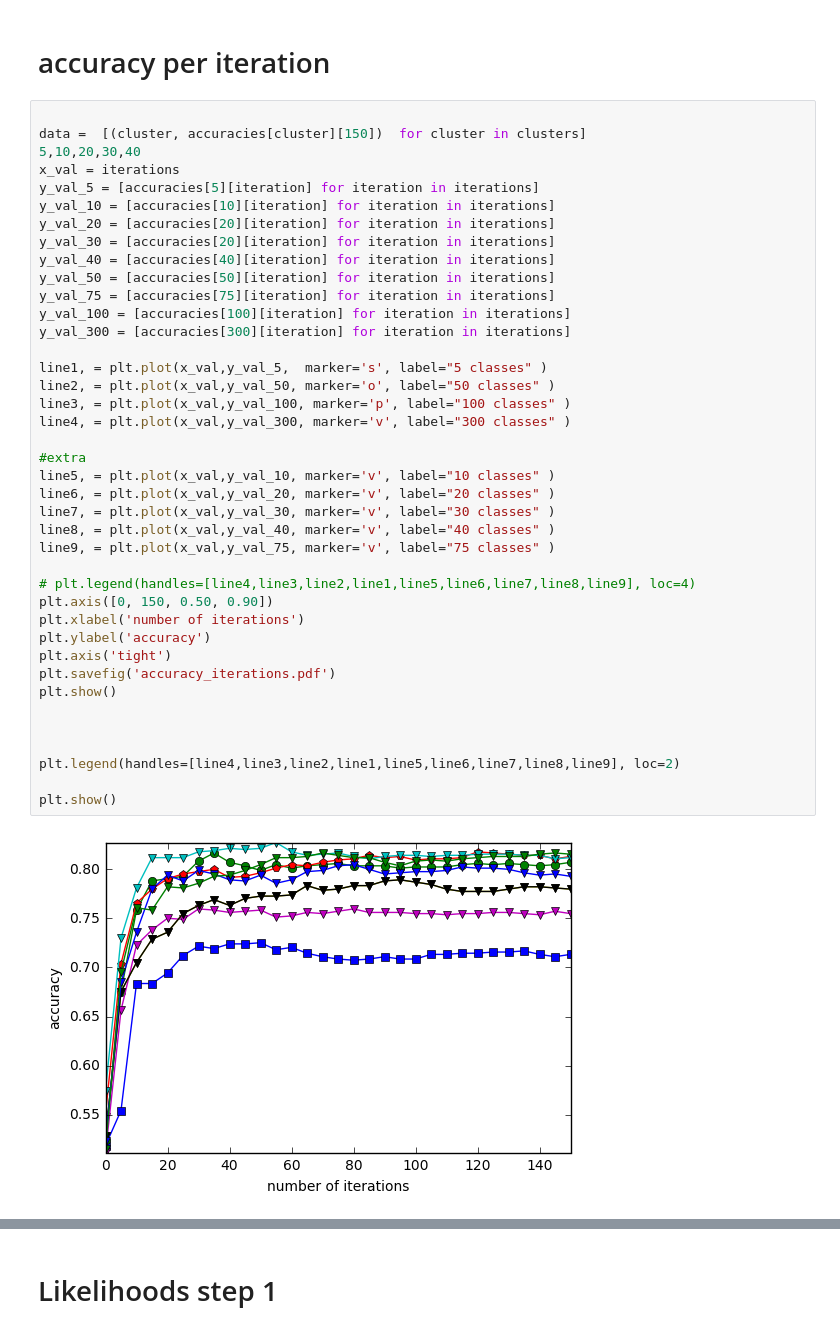
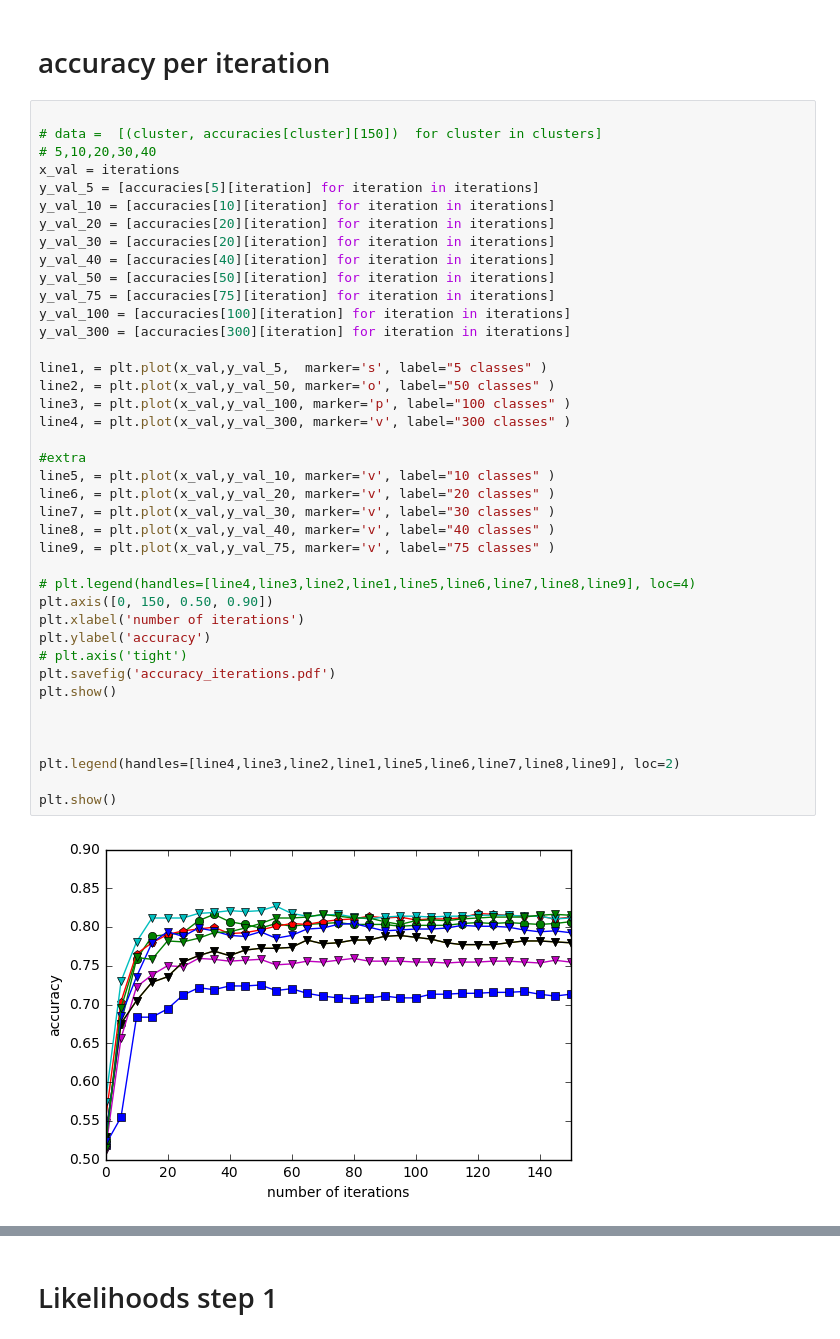
Before and after one commit to DavidZomerdijk/ULL2017, a Jupyter notebook: src/misc/makePlots.ipynb, the cells around one changed output, grey strips where cells are left out. Cells and saved outputs as stored; diff of their text form.

```diff
--- a/src/misc/makePlots.ipynb
+++ b/src/misc/makePlots.ipynb
@@ -59,8 +43,8 @@ for i in iterations:
 # accuracy per iteration
 # %%
 
-data =  [(cluster, accuracies[cluster][150])  for cluster in clusters]
-5,10,20,30,40
+# data =  [(cluster, accuracies[cluster][150])  for cluster in clusters]
+# 5,10,20,30,40
 x_val = iterations
 y_val_5 = [accuracies[5][iteration] for iteration in iterations]
 y_val_10 = [accuracies[10][iteration] for iteration in iterations]
@@ -70,35 +54,35 @@ y_val_40 = [accuracies[40][iteration] for iteration in iterations]
 y_val_50 = [accuracies[50][iteration] for iteration in iterations]
 y_val_75 = [accuracies[75][iteration] for iteration in iterations]
 y_val_100 = [accuracies[100][iteration] for iteration in iterations]
 y_val_300 = [accuracies[300][iteration] for iteration in iterations]
 
 line1, = plt.plot(x_val,y_val_5,  marker='s', label="5 classes" )
 line2, = plt.plot(x_val,y_val_50, marker='o', label="50 classes" )
 line3, = plt.plot(x_val,y_val_100, marker='p', label="100 classes" )
 line4, = plt.plot(x_val,y_val_300, marker='v', label="300 classes" )
 
 #extra
 line5, = plt.plot(x_val,y_val_10, marker='v', label="10 classes" )
 line6, = plt.plot(x_val,y_val_20, marker='v', label="20 classes" )
 line7, = plt.plot(x_val,y_val_30, marker='v', label="30 classes" )
 line8, = plt.plot(x_val,y_val_40, marker='v', label="40 classes" )
 line9, = plt.plot(x_val,y_val_75, marker='v', label="75 classes" )
 
 # plt.legend(handles=[line4,line3,line2,line1,line5,line6,line7,line8,line9], loc=4)
 plt.axis([0, 150, 0.50, 0.90])
 plt.xlabel('number of iterations')
 plt.ylabel('accuracy')
-plt.axis('tight')
+# plt.axis('tight')
 plt.savefig('accuracy_iterations.pdf')
 plt.show()
 
 
 
 plt.legend(handles=[line4,line3,line2,line1,line5,line6,line7,line8,line9], loc=2)
 
 plt.show()
 # %% [output]
-[figure, old version]
+[figure, new version]
 [figure]
 # %% [markdown]
 # Likelihoods step 1
```
Also changed, not shown: parts of 10 cells of this notebook, 1 other file.
